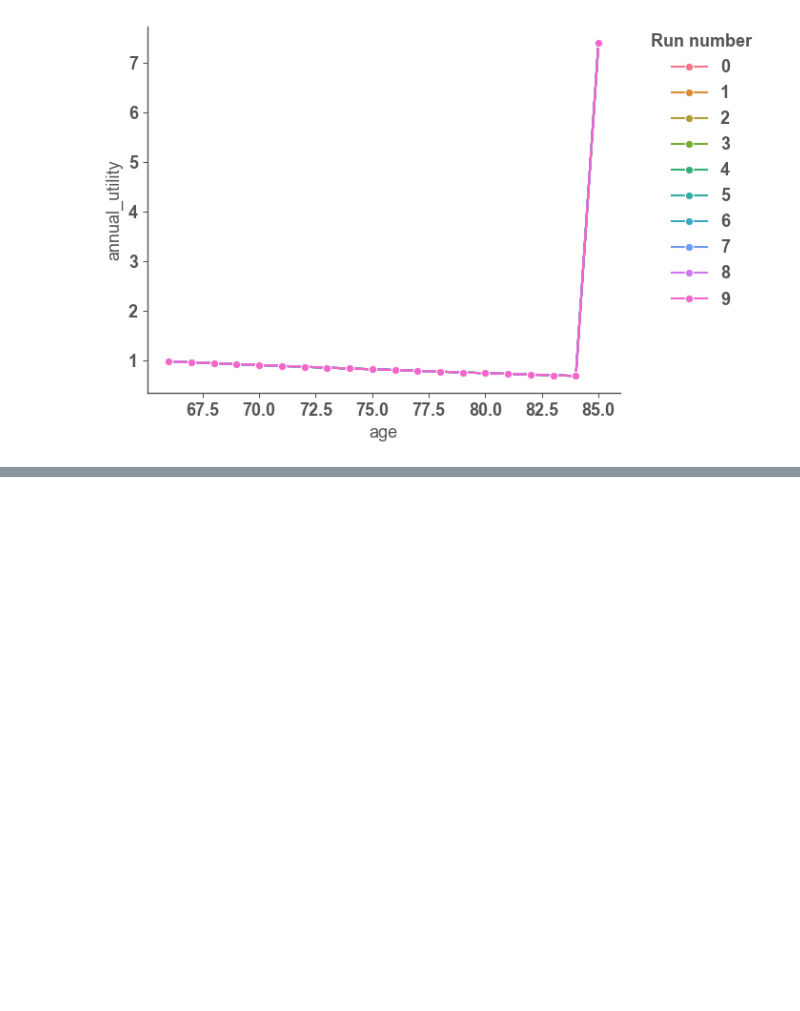
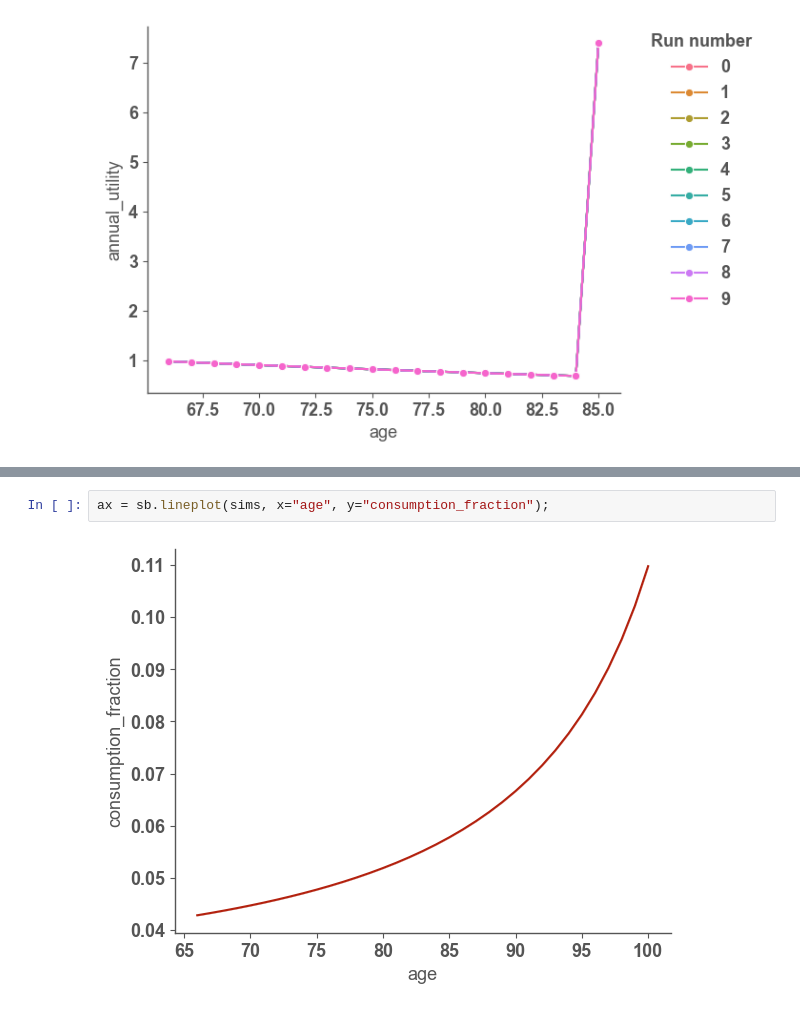
Before and after one commit to jaryaman/financial-decisions, a Jupyter notebook: notebooks/6-monte-carlo.ipynb, the cells around one changed output, grey strips where cells are left out. Drawn from its saved outputs; the diff is of its cells as text; blank space fills up the shorter version.

```diff
--- a/notebooks/6-monte-carlo.ipynb
+++ b/notebooks/6-monte-carlo.ipynb
@@ -106,0 +185,4 @@ Text(0, 0.5, 'Bequest ($)')
+# %%
+ax = sb.lineplot(sims, x="age", y="consumption_fraction");
+# %% [output]
+[figure, added]
```
Also changed, not shown: parts of 11 cells of this notebook, 2 other files.
